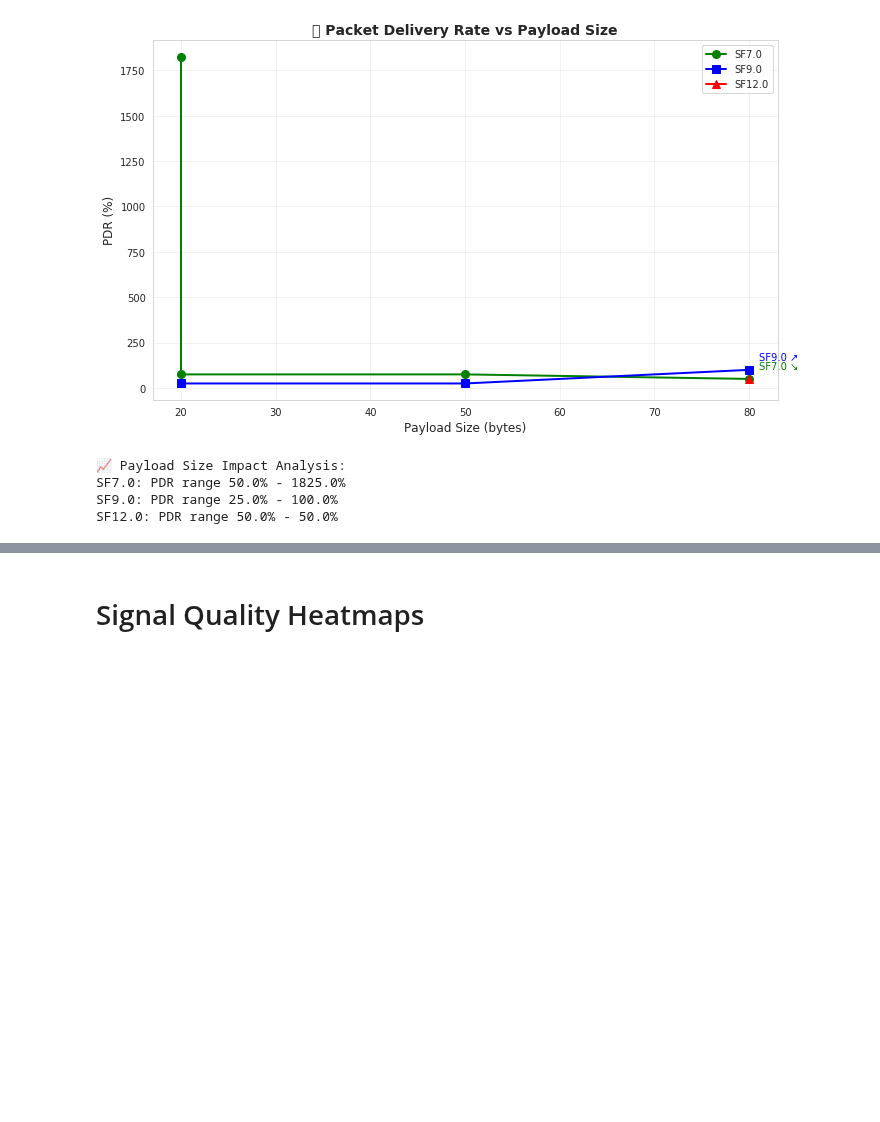
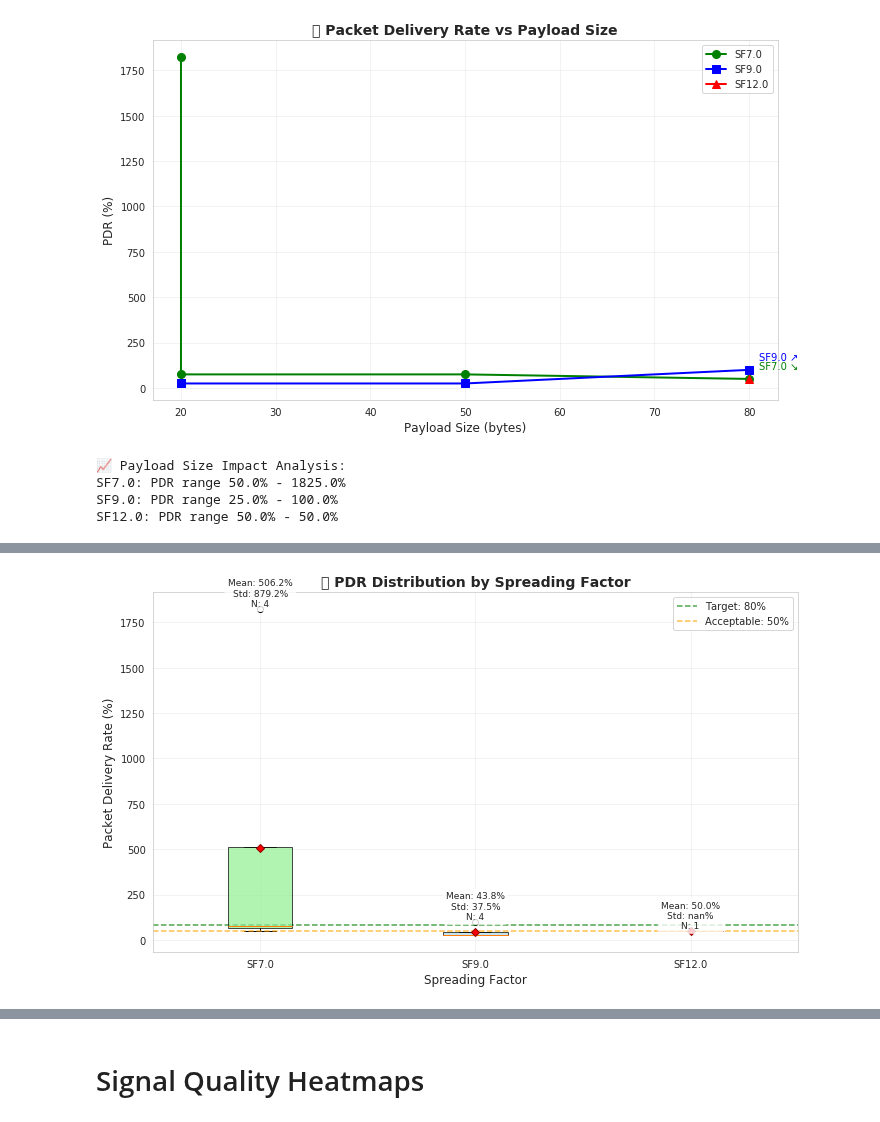
Before and after one commit to rdomga/loraexperiments, a Jupyter notebook: lora_gateway/AI/notebooks/Untitled Folder/lora-characterization-mongodb.ipynb, the cells around one changed output, grey strips where cells are left out. Cells and saved outputs as stored; diff of their text form; code cells hidden in the pictures; blank space fills up the shorter version.

```diff
--- a/lora_gateway/AI/notebooks/Untitled Folder/lora-characterization-mongodb.ipynb
+++ b/lora_gateway/AI/notebooks/Untitled Folder/lora-characterization-mongodb.ipynb
@@ -575,0 +578,80 @@ SF12.0: PDR range 50.0% - 50.0%
+# %%
+# Boxplot: PDR vs Spreading Factor
+fig, ax = plt.subplots(1, 1, figsize=(10, 6))
+
+# Prepare data for boxplot - group PDR values by SF
+sf_values = sorted(pdr_stats['sf'].unique())
+pdr_by_sf = []
+
+for sf in sf_values:
+    sf_data = pdr_stats[pdr_stats['sf'] == sf]['pdr_percent'].values
+    pdr_by_sf.append(sf_data)
+
+# Create boxplot
+box_plot = ax.boxplot(pdr_by_sf, labels=[f'SF{sf}' for sf in sf_values],
+                      patch_artist=True, showmeans=True)
+
+# Color the boxes
+colors = ['lightgreen', 'lightblue', 'lightcoral']
+for patch, color in zip(box_plot['boxes'], colors[:len(sf_values)]):
+    patch.set_facecolor(color)
+    patch.set_alpha(0.7)
+
+# Customize means markers
+for mean in box_plot['means']:
+    mean.set_marker('D')  # Diamond shape
+    mean.set_markerfacecolor('red')
+    mean.set_markeredgecolor('darkred')
+    mean.set_markersize(6)
+
+ax.set_title('📊 PDR Distribution by Spreading Factor', fontsize=14, fontweight='bold')
+ax.set_xlabel('Spreading Factor', fontsize=12)
+ax.set_ylabel('Packet Delivery Rate (%)', fontsize=12)
+
+# Add reference lines
+ax.axhline(y=80, color='green', linestyle='--', alpha=0.7, label='Target: 80%')
+ax.axhline(y=50, color='orange', linestyle='--', alpha=0.7, label='Acceptable: 50%')
+
+# Add grid
+ax.grid(True, alpha=0.3)
+ax.legend()
+
+# Add statistics annotations
+for i, sf in enumerate(sf_values):
+    sf_data = pdr_stats[pdr_stats['sf'] == sf]['pdr_percent']
+    mean_val = sf_data.mean()
+    std_val = sf_data.std()
+
+    # Add text box with statistics
+    stats_text = f'Mean: {mean_val:.1f}%\nStd: {std_val:.1f}%\nN: {len(sf_data)}'
+    ax.text(i+1, max(sf_data) + 2, stats_text,
+            ha='center', va='bottom', fontsize=9,
+            bbox=dict(boxstyle="round,pad=0.3", facecolor="white", alpha=0.8))
+
+plt.tight_layout()
+plt.show()
+
+# Print summary statistics
+print("📈 PDR Statistics by Spreading Factor:")
+print("-" * 40)
+for sf in sf_values:
+    sf_data = pdr_stats[pdr_stats['sf'] == sf]['pdr_percent']
+    print(f"SF{sf}: Mean={sf_data.mean():.1f}%, Median={sf_data.median():.1f}%, "
+          f"Min={sf_data.min():.1f}%, Max={sf_data.max():.1f}%, Std={sf_data.std():.1f}%")
+
+# Statistical significance test (if scipy available)
+try:
+    from scipy import stats
+    if len(sf_values) >= 2:
+        pdr_groups = [pdr_stats[pdr_stats['sf'] == sf]['pdr_percent'].values for sf in sf_values]
+        f_stat, p_value = stats.f_oneway(*pdr_groups)
+        print(f"\n🔬 ANOVA Test:")
+        print(f"F-statistic: {f_stat:.3f}, p-value: {p_value:.3f}")
+        if p_value < 0.05:
+            print("✅ Significant difference between SF groups (p < 0.05)")
+        else:
+            print("❌ No significant difference between SF groups (p ≥ 0.05)")
+except ImportError:
+    print("\n📊 Install scipy for statistical significance testing")
+# %% [output]
+[figure, added]
```
Also changed, not shown: parts of 2 cells of this notebook, 1 other file.
